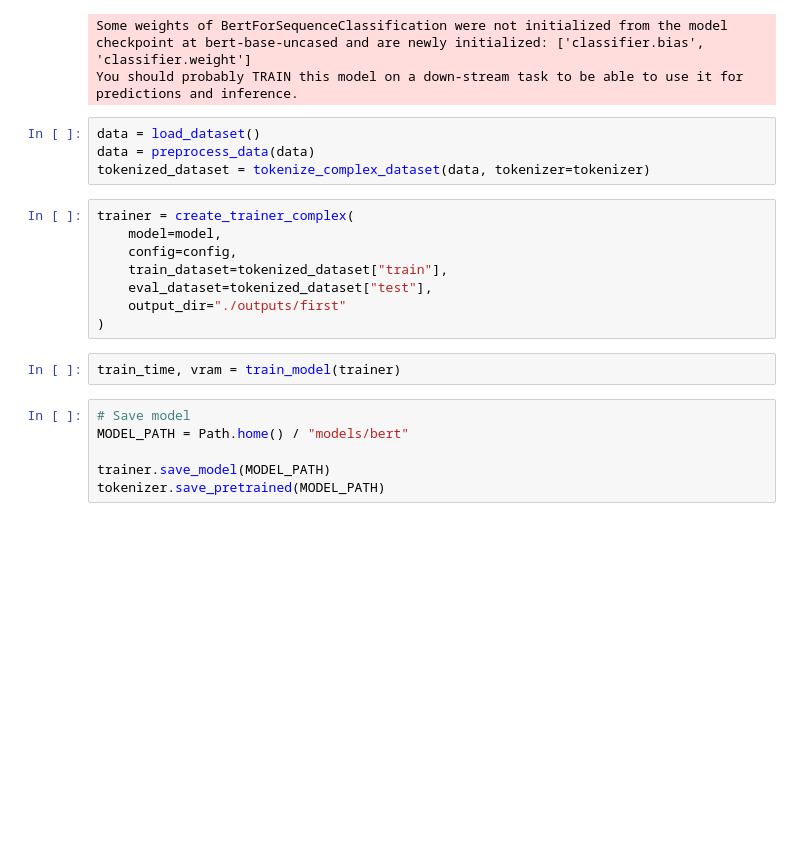
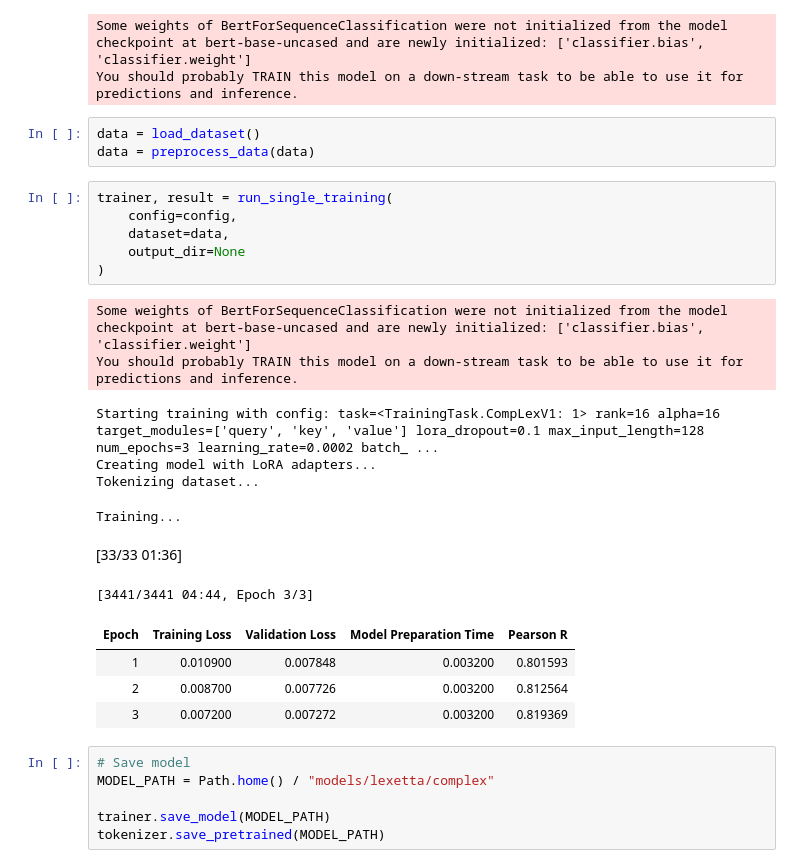
Before and after one commit to simoisweber/lexetta, a Jupyter notebook: training/train.ipynb, the cells around one changed output. Cells and saved outputs as stored; diff of their text form; blank space fills up the shorter version.

```diff
--- a/training/train.ipynb
+++ b/training/train.ipynb
@@ -29,20 +32,28 @@ You should probably TRAIN this model on a down-stream task to be able to use it
 # %%
 data = load_dataset()
 data = preprocess_data(data)
-tokenized_dataset = tokenize_complex_dataset(data, tokenizer=tokenizer)
-# %%
-trainer = create_trainer_complex(
-    model=model,
-    config=config,
-    train_dataset=tokenized_dataset["train"],
-    eval_dataset=tokenized_dataset["test"],
-    output_dir="./outputs/first"
-)
-# %%
-train_time, vram = train_model(trainer)
+# %%
+trainer, result = run_single_training(
+    config=config,
+    dataset=data,
+    output_dir=None
+)
+# %% [output]
+Some weights of BertForSequenceClassification were not initialized from the model checkpoint at bert-base-uncased and are newly initialized: ['classifier.bias', 'classifier.weight']
+You should probably TRAIN this model on a down-stream task to be able to use it for predictions and inference.
+Starting training with config: task=<TrainingTask.CompLexV1: 1> rank=16 alpha=16 target_modules=['query', 'key', 'value'] lora_dropout=0.1 max_input_length=128 num_epochs=3 learning_rate=0.0002 batch_ ...
+Creating model with LoRA adapters...
+Tokenizing dataset...
+Training...
+[33/33 01:36]
+[3441/3441 04:44, Epoch 3/3]
+| Epoch | Training Loss | Validation Loss | Model Preparation Time | Pearson R |
+| 1 | 0.010900 | 0.007848 | 0.003200 | 0.801593 |
+| 2 | 0.008700 | 0.007726 | 0.003200 | 0.812564 |
+| 3 | 0.007200 | 0.007272 | 0.003200 | 0.819369 |
 # %%
 # Save model
-MODEL_PATH = Path.home() / "models/bert"
+MODEL_PATH = Path.home() / "models/lexetta/complex"
 
 trainer.save_model(MODEL_PATH)
 tokenizer.save_pretrained(MODEL_PATH)
```
Also changed, not shown: parts of 5 cells of this notebook, 5 other files.
